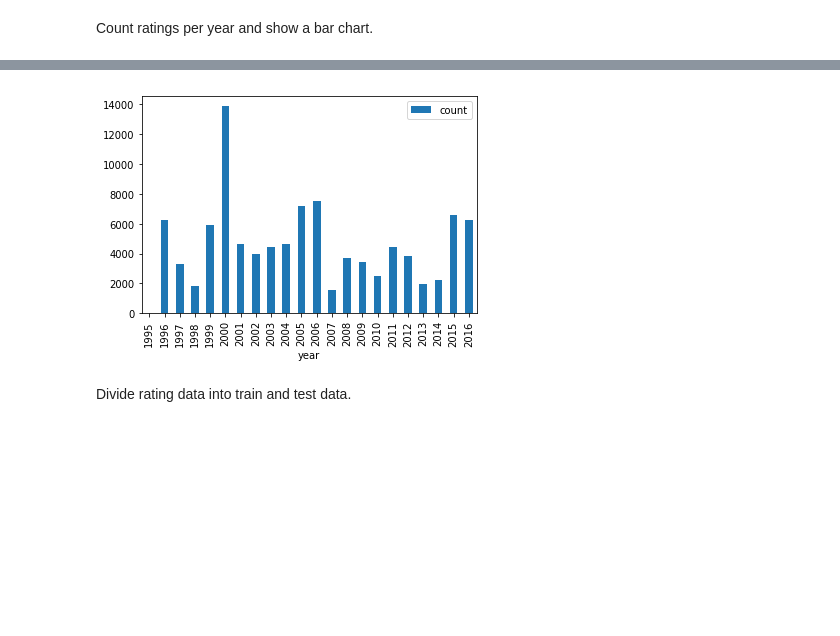
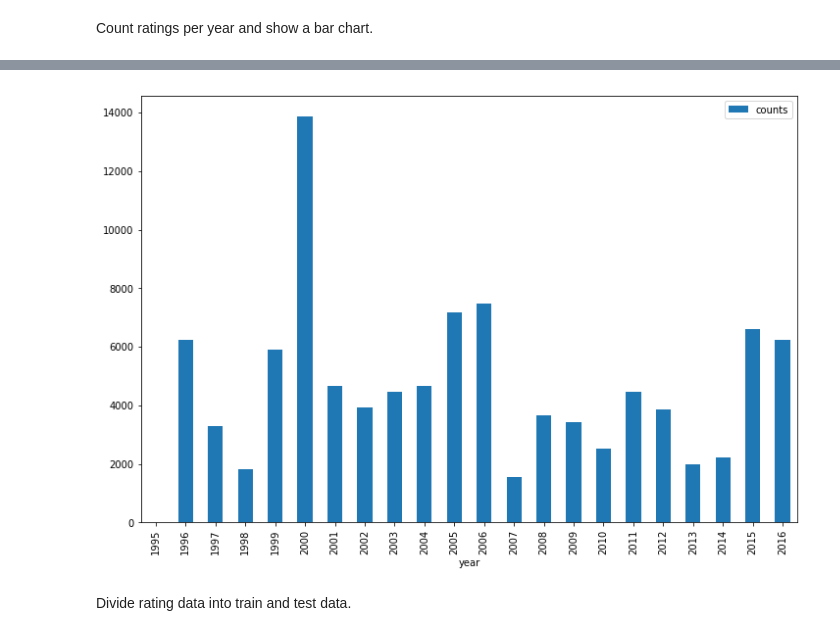
Before and after one commit to recobell/fc-rec-workshop, a Jupyter notebook: movielens/exercise-1.ipynb, the cells around one changed output, grey strips where cells are left out. Saved outputs shown, nothing was run; the diff lists cells and outputs as text; code cells hidden in the pictures; blank space fills up the shorter version.

```diff
--- a/movielens/exercise-1.ipynb
+++ b/movielens/exercise-1.ipynb
@@ -62,5 +96,7 @@ df['year'] = df['date'].apply(lambda x: x.year)
 # %% [markdown]
 Count ratings per year and show a bar chart.
 # %%
-yearCounts = df.groupby('year').count()[['userId']]
-yearCounts.columns = ['count']
+yearCounts = df.groupby('year').size()
+#yearCounts = df.groupby('year').count()[['userId']]
+#yearCounts.columns = ['counts']
+yearCounts
@@ -67,8 +121,8 @@ yearCounts.columns = ['count']
 # %%
-yearCounts.plot(kind='bar')
+yearCounts.plot(kind='bar', figsize=(12,8), label='counts', legend=True)
 plt.show()
 # %% [output]
-[figure, old version]
+[figure, new version]
 # %% [markdown]
 Divide rating data into train and test data.
 # %%
```
Also changed, not shown: parts of 25 cells of this notebook, 1 other file.
